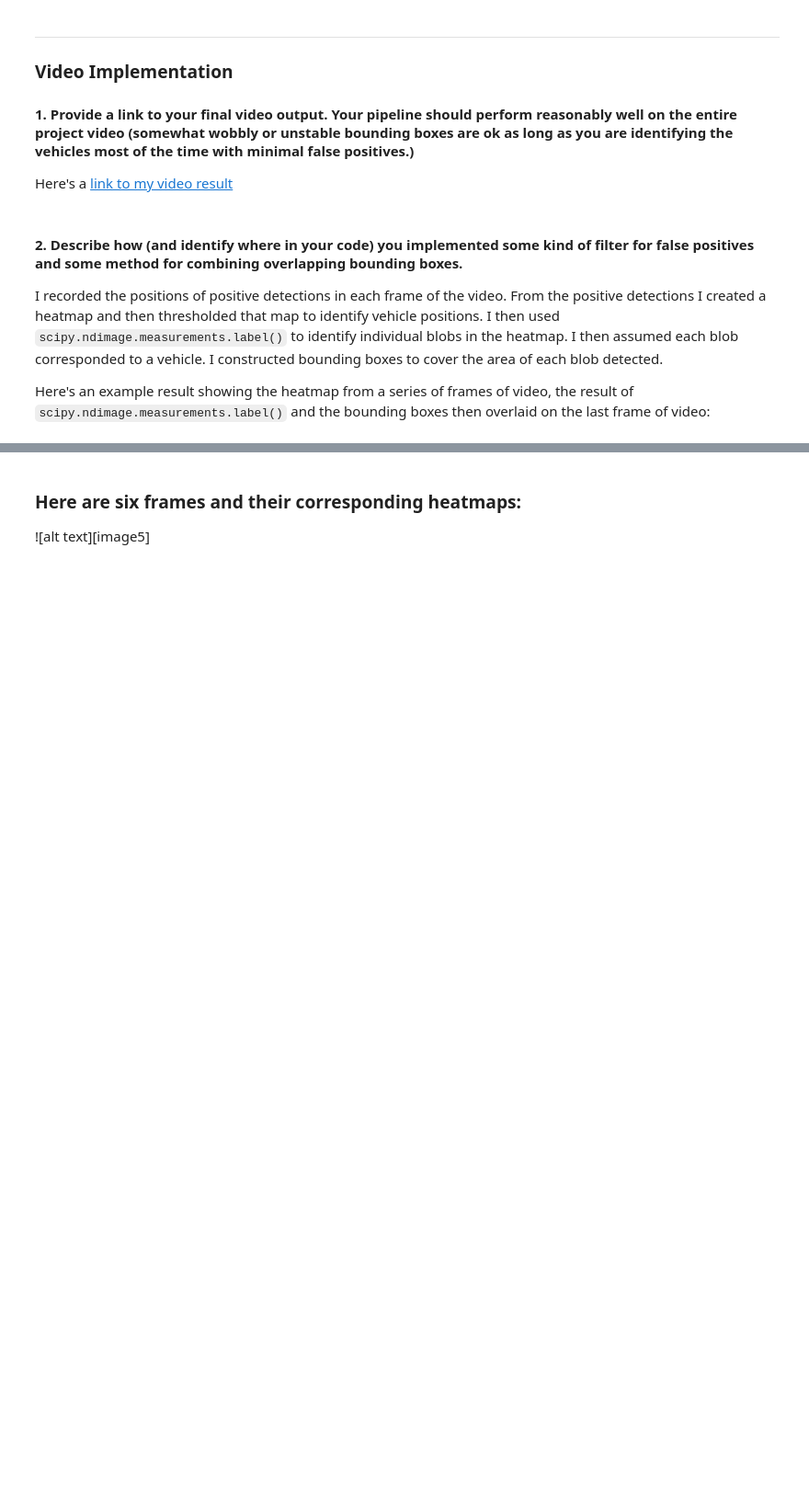
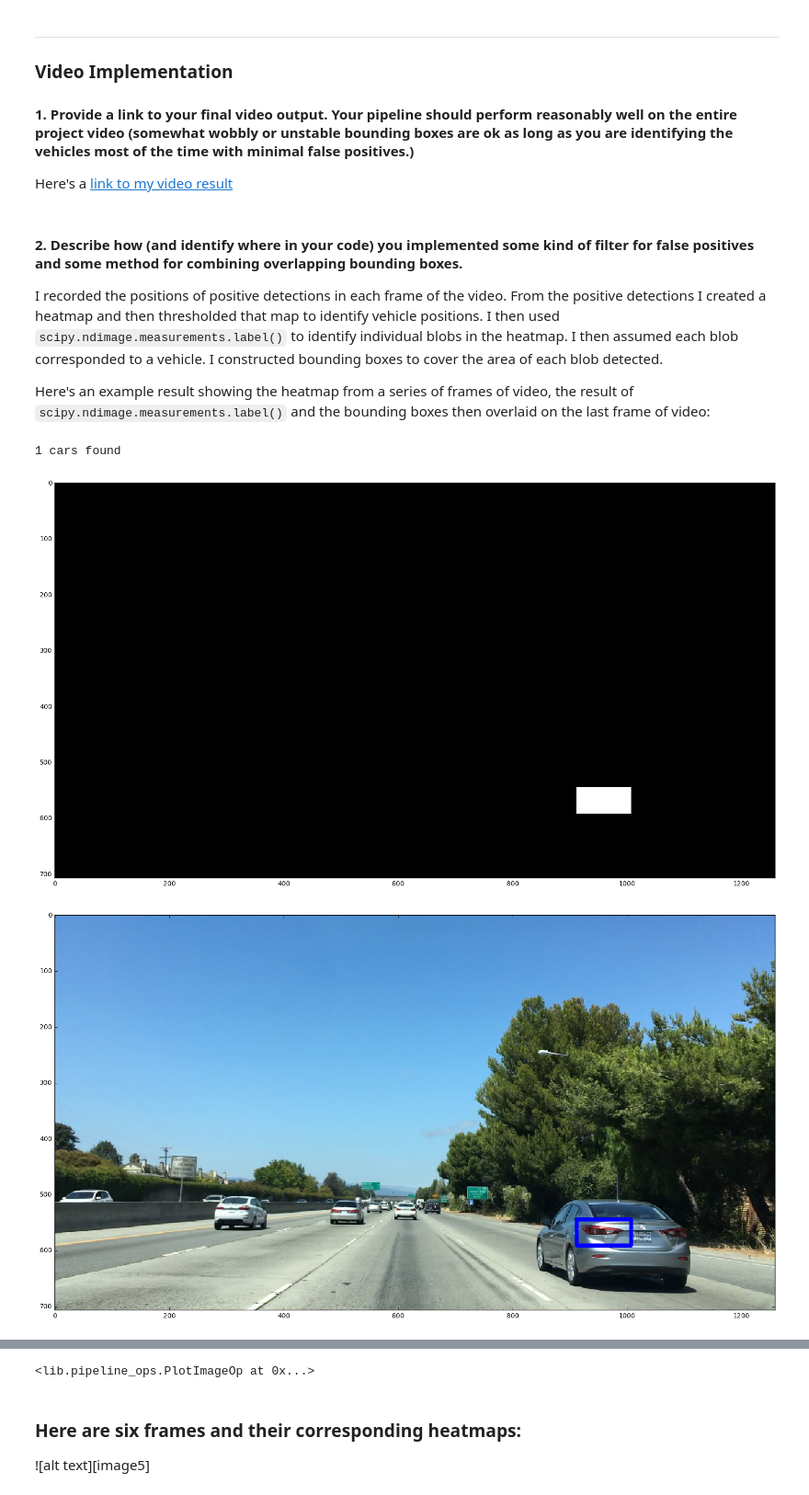
Before and after one commit to matthewzimmer/CarND-Vehicle-Detection-P5, a Jupyter notebook: final-project.ipynb, the cells around one changed output, grey strips where cells are left out. Shown at 92% size. Cells and saved outputs as stored; diff of their text form; code cells hidden in the pictures; blank space fills up the shorter version.

```diff
--- a/final-project.ipynb
+++ b/final-project.ipynb
@@ -415,3 +734,44 @@ Here's a [link to my video result](./project_video.mp4)
 I recorded the positions of positive detections in each frame of the video.  From the positive detections I created a heatmap and then thresholded that map to identify vehicle positions.  I then used `scipy.ndimage.measurements.label()` to identify individual blobs in the heatmap.  I then assumed each blob corresponded to a vehicle.  I constructed bounding boxes to cover the area of each blob detected.
 
 Here's an example result showing the heatmap from a series of frames of video, the result of `scipy.ndimage.measurements.label()` and the bounding boxes then overlaid on the last frame of video:
+# %%
+# Read in the last image shown above
+image = mpimg.imread('notes/bbox-example-image.jpg')
+heat = np.zeros_like(image[:,:,0]).astype(np.float)
+
+def add_heat(heatmap, bbox_list):
+    # Iterate through list of bboxes
+    for box in bbox_list:
+        # Add += 1 for all pixels inside each bbox
+        heat[box[0][1]:box[1][1], box[0][0]:box[1][0]] += 1
+
+    # Return updated heatmap
+    return heatmap
+
+def apply_threshold(heatmap, threshold):
+    # Zero out pixels below the threshold
+    heatmap[heatmap <= threshold] = 0
+    # Return thresholded map
+    return heatmap
+
+from scipy.ndimage.measurements import label
+
+heatmap = add_heat(heat, hot_windows)
+heatmap = apply_threshold(heatmap, 2)
+labels = label(heatmap)
+print(labels[1], 'cars found')
+# plt.imshow(labels[0], cmap='gray')
+# plt.show()
+PlotImageOp(labels[0], cmap='gray').perform()
+
+draw_img = draw_labeled_bboxes(np.copy(image), labels)
+# Display the image
+PlotImageOp(draw_img).perform()
+# plt.imshow(draw_img)
+
+final_map = np.clip(heatmap-2, 0, 255)
+PlotImageOp(final_map, cmap='hot').perform()
+# %% [output]
+1 cars found
+[figure, added]
+[figure, added]
@@ -418,3 +779,4 @@ Here's an example result showing the heatmap from a series of frames of video, t
+<lib.pipeline_ops.PlotImageOp at 0x...>
 # %% [markdown]
 ### Here are six frames and their corresponding heatmaps:
 
```
Also changed, not shown: parts of 16 cells of this notebook, 4 other files.
